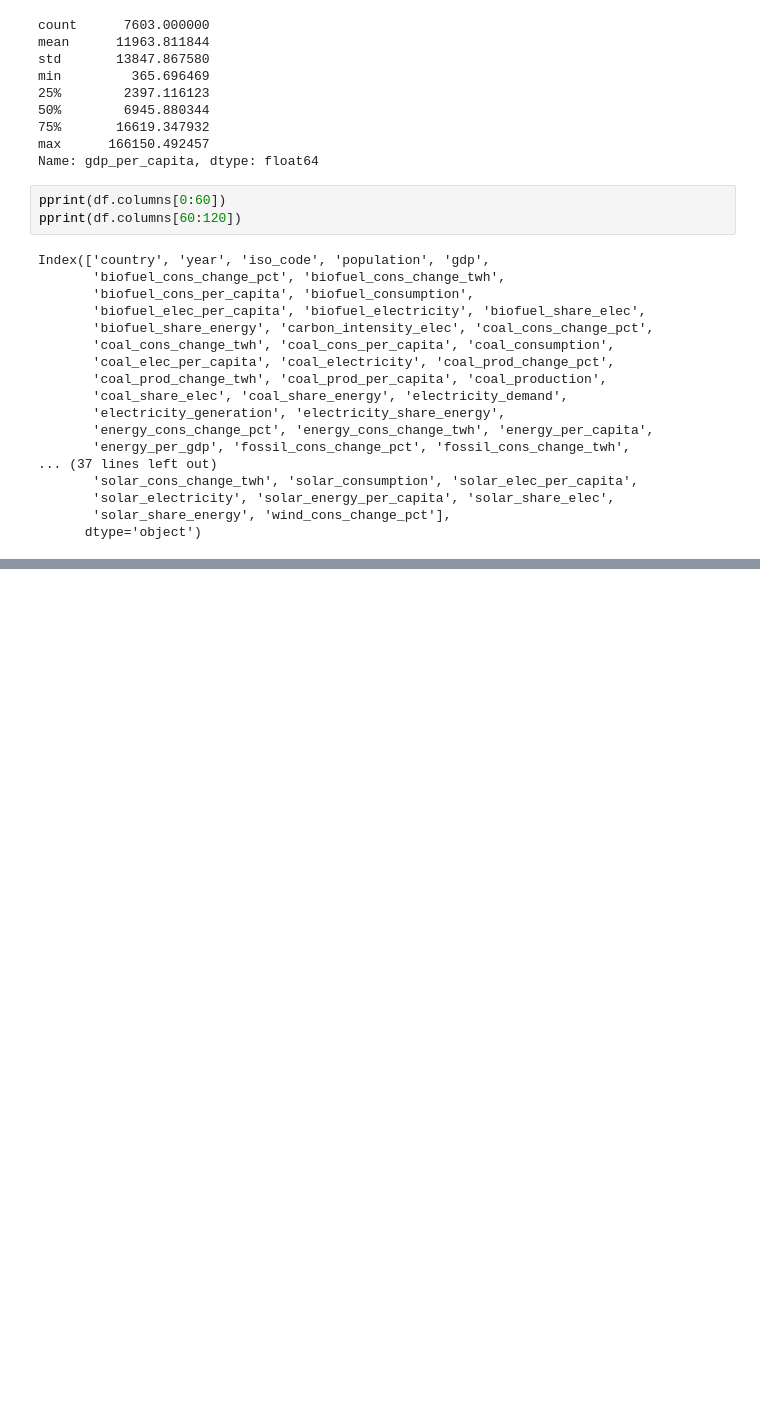
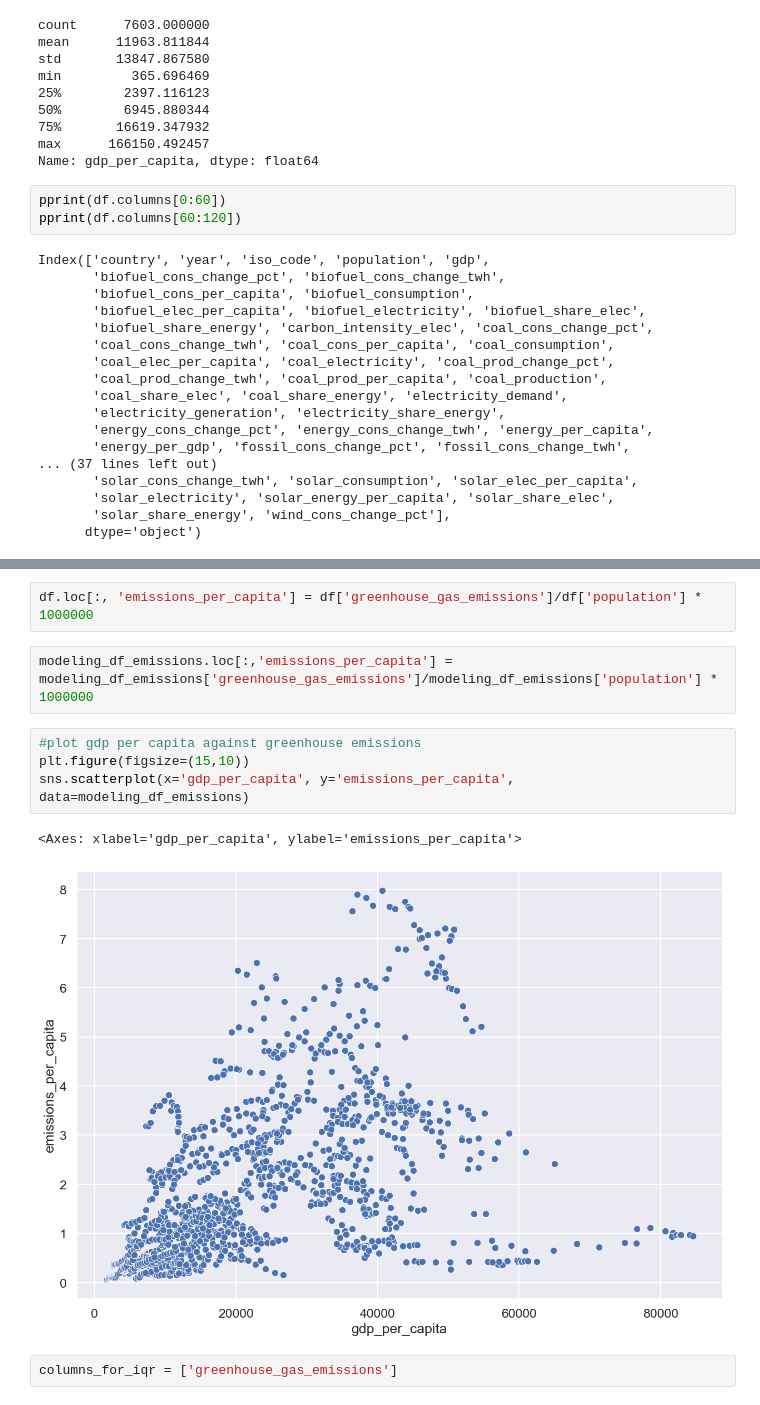
Before and after one commit to adrianveen/midterm-project-repo, a Jupyter notebook: modelling-adrian.ipynb, the cells around one changed output, grey strips where cells are left out. Saved outputs shown, nothing was run; the diff lists cells and outputs as text; blank space fills up the shorter version.

```diff
--- a/modelling-adrian.ipynb
+++ b/modelling-adrian.ipynb
@@ -98,0 +305,13 @@ modeling_df_total_nrg = df.loc[:, ['country', 'year', 'population', 'gdp', 'gdp_
+# %%
+df.loc[:, 'emissions_per_capita'] = df['greenhouse_gas_emissions']/df['population'] * 1000000
+# %%
+modeling_df_emissions.loc[:,'emissions_per_capita'] = modeling_df_emissions['greenhouse_gas_emissions']/modeling_df_emissions['population'] * 1000000
+# %%
+#plot gdp per capita against greenhouse emissions
+plt.figure(figsize=(15,10))
+sns.scatterplot(x='gdp_per_capita', y='emissions_per_capita', data=modeling_df_emissions)
+# %% [output]
+<Axes: xlabel='gdp_per_capita', ylabel='emissions_per_capita'>
+[figure, added]
+# %%
+columns_for_iqr = ['greenhouse_gas_emissions']
```
Also changed, not shown: parts of 45 cells of this notebook, 4 other files.
